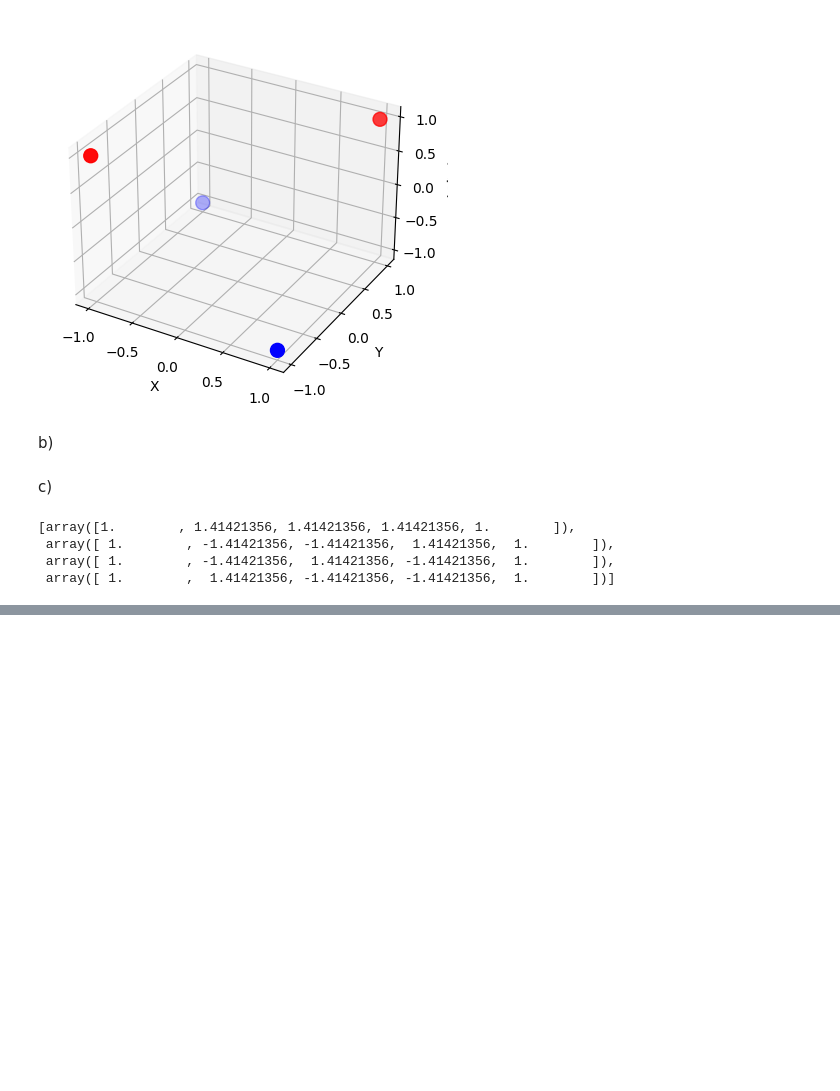
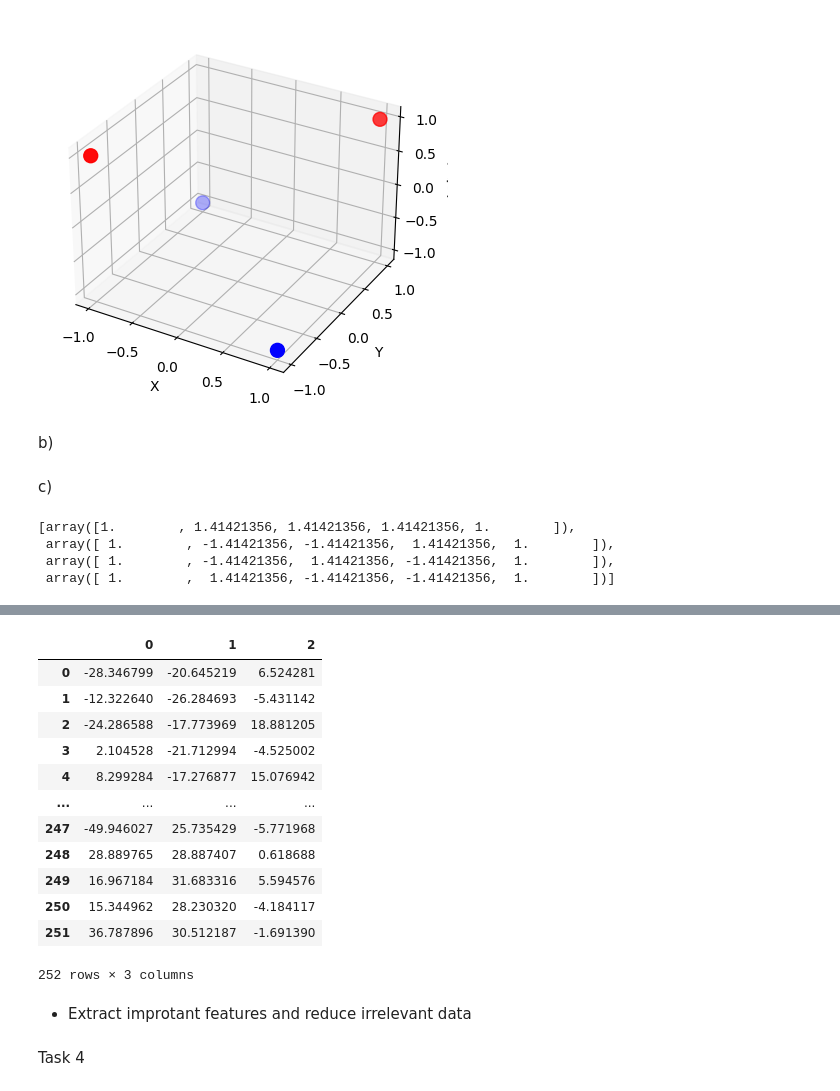
Before and after one commit to dpl373/AML, a Jupyter notebook: w_03/exercise_3_RV.ipynb, the cells around one changed output, grey strips where cells are left out. Cells and saved outputs as stored; diff of their text form; code cells hidden in the pictures; blank space fills up the shorter version.

```diff
--- a/w_03/exercise_3_RV.ipynb
+++ b/w_03/exercise_3_RV.ipynb
@@ -55,0 +58,5 @@ c)
+# %%
+import pandas as pd
+data = pd.read_csv('bodyfat.txt', delimiter='\s+', skiprows=9).drop(labels = 0, axis = 'index').convert_dtypes(convert_floating=True)#.drop(labels = ['Density', 'Age'], axis = 'columns')
+data['Density'] = data['Density'].astype(float)
+data['Age'] = data['Age'].astype(float)
@@ -55,0 +132,22 @@ c)
+# %%
+from sklearn.decomposition import PCA
+pca = PCA(n_components= 3)
+pd.DataFrame(pca.fit_transform(data))
+# %% [output]
+|  | 0 | 1 | 2 |
+| 0 | -28.346799 | -20.645219 | 6.524281 |
+| 1 | -12.322640 | -26.284693 | -5.431142 |
+| 2 | -24.286588 | -17.773969 | 18.881205 |
+| 3 | 2.104528 | -21.712994 | -4.525002 |
+| 4 | 8.299284 | -17.276877 | 15.076942 |
+| ... | ... | ... | ... |
+| 247 | -49.946027 | 25.735429 | -5.771968 |
+| 248 | 28.889765 | 28.887407 | 0.618688 |
+| 249 | 16.967184 | 31.683316 | 5.594576 |
+| 250 | 15.344962 | 28.230320 | -4.184117 |
+| 251 | 36.787896 | 30.512187 | -1.691390 |
+252 rows × 3 columns
+# %% [markdown]
+- Extract improtant features and reduce irrelevant data
+# %% [markdown]
+Task 4
```
Also changed, not shown: parts of 14 cells of this notebook, 1 other file.
